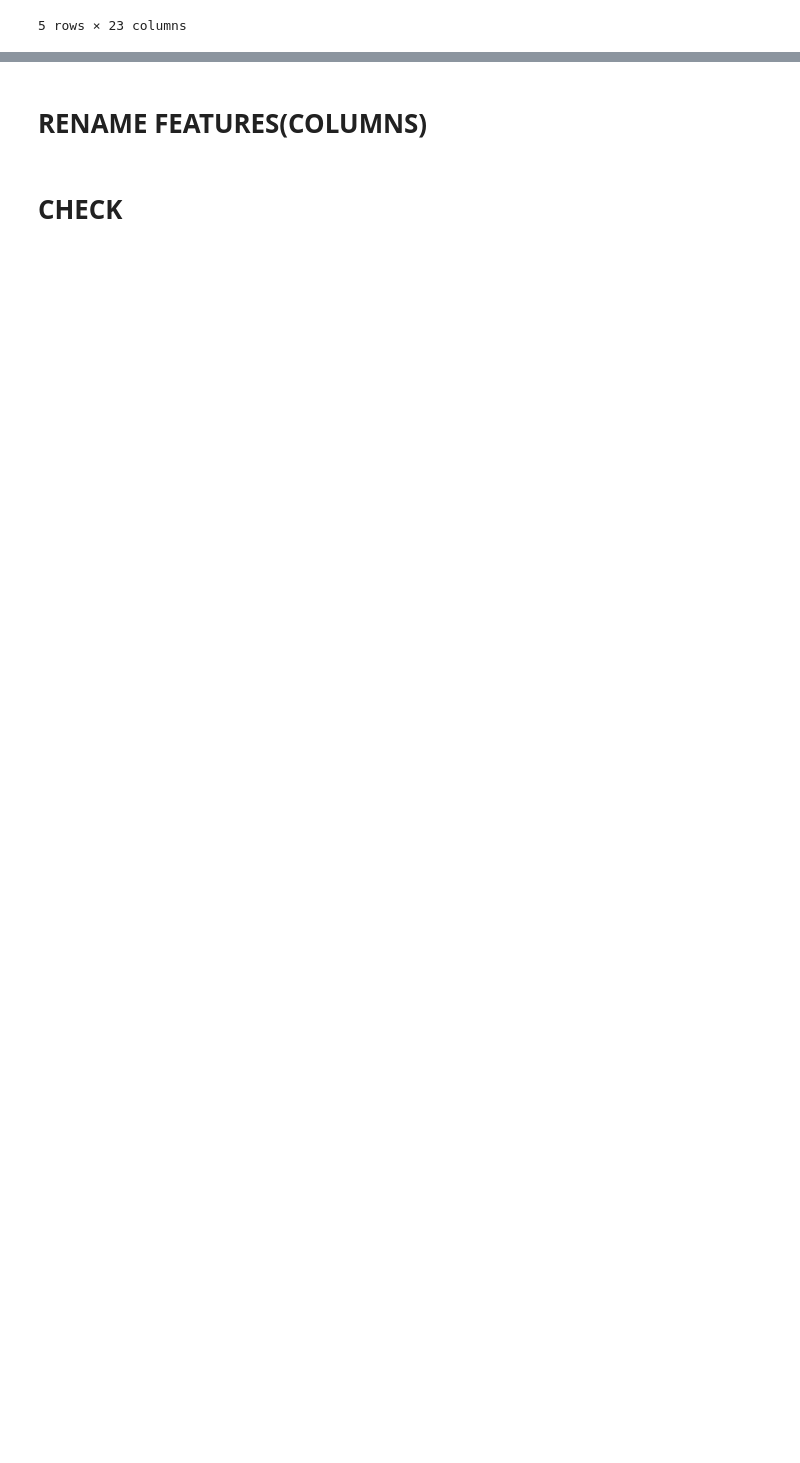
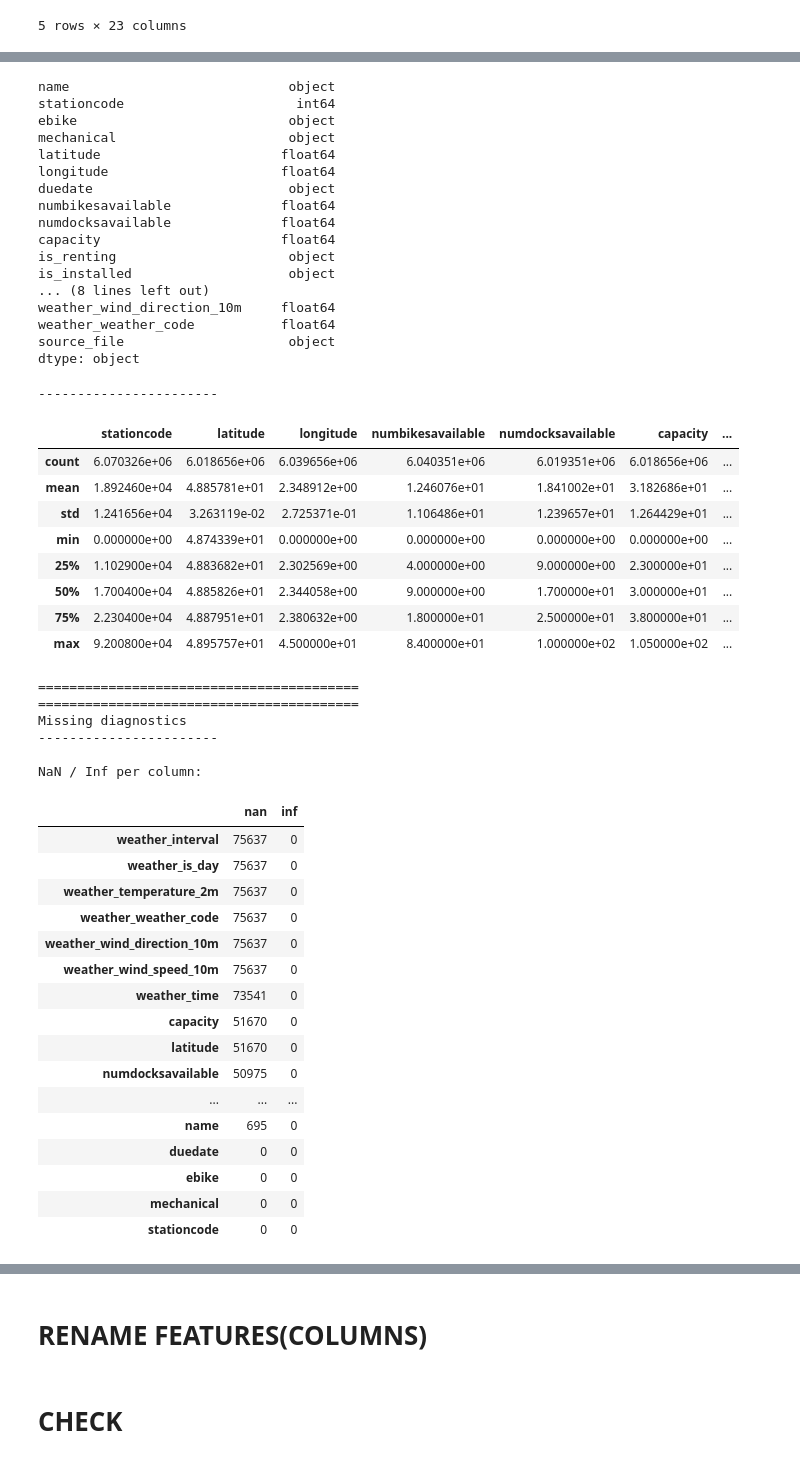
Before and after one commit to EmirhanFaruk/Projet-DALAS, a Jupyter notebook: prepare_data/prepare_data.ipynb, the cells around one changed output, grey strips where cells are left out. Drawn from its saved outputs; the diff is of its cells as text; code cells hidden in the pictures; blank space fills up the shorter version.

```diff
--- a/prepare_data/prepare_data.ipynb
+++ b/prepare_data/prepare_data.ipynb
@@ -226,0 +289,4 @@ Missing rows (total): 75637
+# %%
+print_df(df)
+print_missing(df)
+# %% [output]
@@ -226,0 +301,50 @@ Missing rows (total): 75637
+name                            object
+stationcode                      int64
+ebike                           object
+mechanical                      object
+latitude                       float64
+longitude                      float64
+duedate                         object
+numbikesavailable              float64
+numdocksavailable              float64
+capacity                       float64
+is_renting                      object
+is_installed                    object
+... (8 lines left out)
+weather_wind_direction_10m     float64
+weather_weather_code           float64
+source_file                     object
+dtype: object
+-----------------------
+|  | stationcode | latitude | longitude | numbikesavailable | numdocksavailable | capacity | ... |
+| count | 6.070326e+06 | 6.018656e+06 | 6.039656e+06 | 6.040351e+06 | 6.019351e+06 | 6.018656e+06 | ... |
+| mean | 1.892460e+04 | 4.885781e+01 | 2.348912e+00 | 1.246076e+01 | 1.841002e+01 | 3.182686e+01 | ... |
+| std | 1.241656e+04 | 3.263119e-02 | 2.725371e-01 | 1.106486e+01 | 1.239657e+01 | 1.264429e+01 | ... |
+| min | 0.000000e+00 | 4.874339e+01 | 0.000000e+00 | 0.000000e+00 | 0.000000e+00 | 0.000000e+00 | ... |
+| 25% | 1.102900e+04 | 4.883682e+01 | 2.302569e+00 | 4.000000e+00 | 9.000000e+00 | 2.300000e+01 | ... |
+| 50% | 1.700400e+04 | 4.885826e+01 | 2.344058e+00 | 9.000000e+00 | 1.700000e+01 | 3.000000e+01 | ... |
+| 75% | 2.230400e+04 | 4.887951e+01 | 2.380632e+00 | 1.800000e+01 | 2.500000e+01 | 3.800000e+01 | ... |
+| max | 9.200800e+04 | 4.895757e+01 | 4.500000e+01 | 8.400000e+01 | 1.000000e+02 | 1.050000e+02 | ... |
+=========================================
+=========================================
+Missing diagnostics
+-----------------------
+
+NaN / Inf per column:
+|  | nan | inf |
+| weather_interval | 75637 | 0 |
+| weather_is_day | 75637 | 0 |
+| weather_temperature_2m | 75637 | 0 |
+| weather_weather_code | 75637 | 0 |
+| weather_wind_direction_10m | 75637 | 0 |
+| weather_wind_speed_10m | 75637 | 0 |
+| weather_time | 73541 | 0 |
+| capacity | 51670 | 0 |
+| latitude | 51670 | 0 |
+| numdocksavailable | 50975 | 0 |
+| ... | ... | ... |
+| name | 695 | 0 |
+| duedate | 0 | 0 |
+| ebike | 0 | 0 |
+| mechanical | 0 | 0 |
+| stationcode | 0 | 0 |
```
Also changed, not shown: parts of 12 cells of this notebook, 6 other files.
